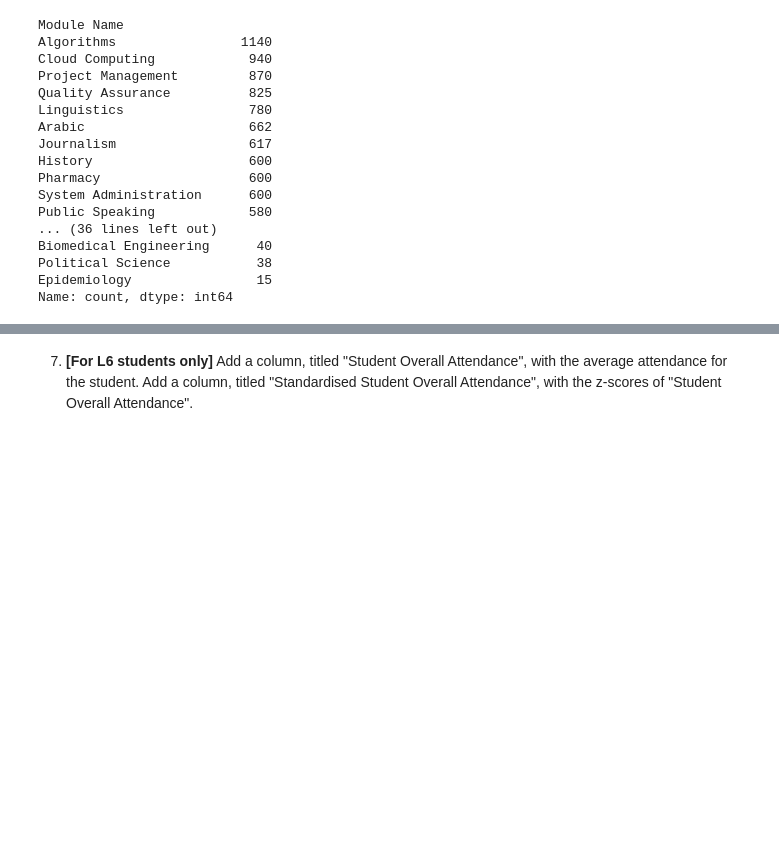
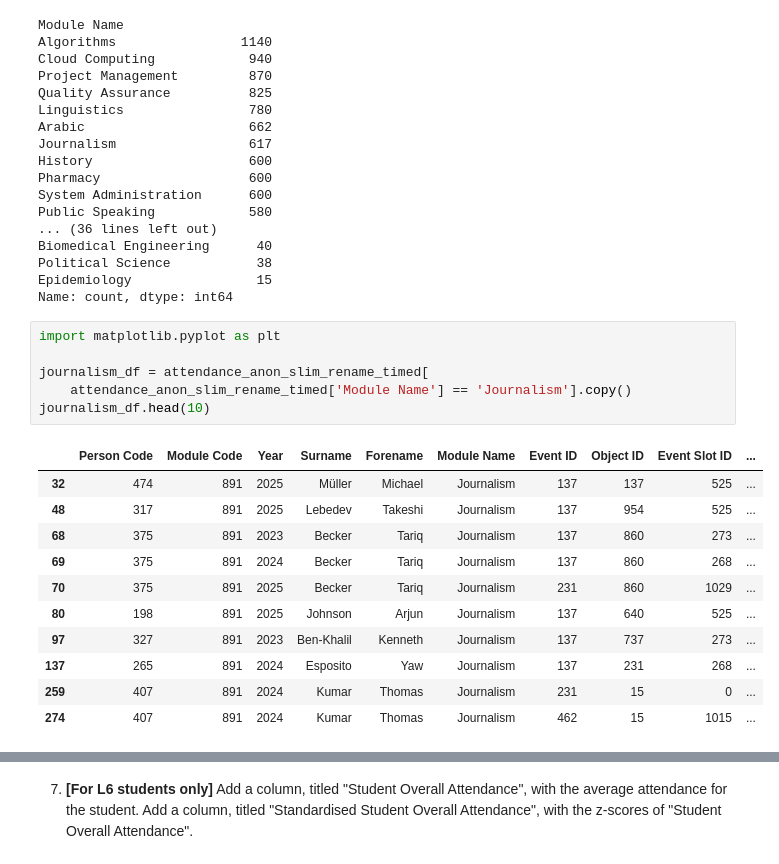
Before and after one commit to liamthobrien/attendance-analysis, a Jupyter notebook: summative1-1.ipynb, the cells around one changed output, grey strips where cells are left out. Cells and saved outputs as stored; diff of their text form; blank space fills up the shorter version.

```diff
--- a/summative1-1.ipynb
+++ b/summative1-1.ipynb
@@ -195,3 +196,21 @@ Biomedical Engineering      40
 Political Science           38
 Epidemiology                15
 Name: count, dtype: int64
+# %%
+import matplotlib.pyplot as plt
+
+journalism_df = attendance_anon_slim_rename_timed[
+    attendance_anon_slim_rename_timed['Module Name'] == 'Journalism'].copy()
+journalism_df.head(10)
+# %% [output]
+|  | Person Code | Module Code | Year | Surname | Forename | Module Name | Event ID | Object ID | Event Slot ID | ... |
+| 32 | 474 | 891 | 2025 | Müller | Michael | Journalism | 137 | 137 | 525 | ... |
+| 48 | 317 | 891 | 2025 | Lebedev | Takeshi | Journalism | 137 | 954 | 525 | ... |
+| 68 | 375 | 891 | 2023 | Becker | Tariq | Journalism | 137 | 860 | 273 | ... |
+| 69 | 375 | 891 | 2024 | Becker | Tariq | Journalism | 137 | 860 | 268 | ... |
+| 70 | 375 | 891 | 2025 | Becker | Tariq | Journalism | 231 | 860 | 1029 | ... |
+| 80 | 198 | 891 | 2025 | Johnson | Arjun | Journalism | 137 | 640 | 525 | ... |
+| 97 | 327 | 891 | 2023 | Ben-Khalil | Kenneth | Journalism | 137 | 737 | 273 | ... |
+| 137 | 265 | 891 | 2024 | Esposito | Yaw | Journalism | 137 | 231 | 268 | ... |
+| 259 | 407 | 891 | 2024 | Kumar | Thomas | Journalism | 231 | 15 | 0 | ... |
+| 274 | 407 | 891 | 2024 | Kumar | Thomas | Journalism | 462 | 15 | 1015 | ... |
```
Also changed, not shown: parts of 3 cells of this notebook.
